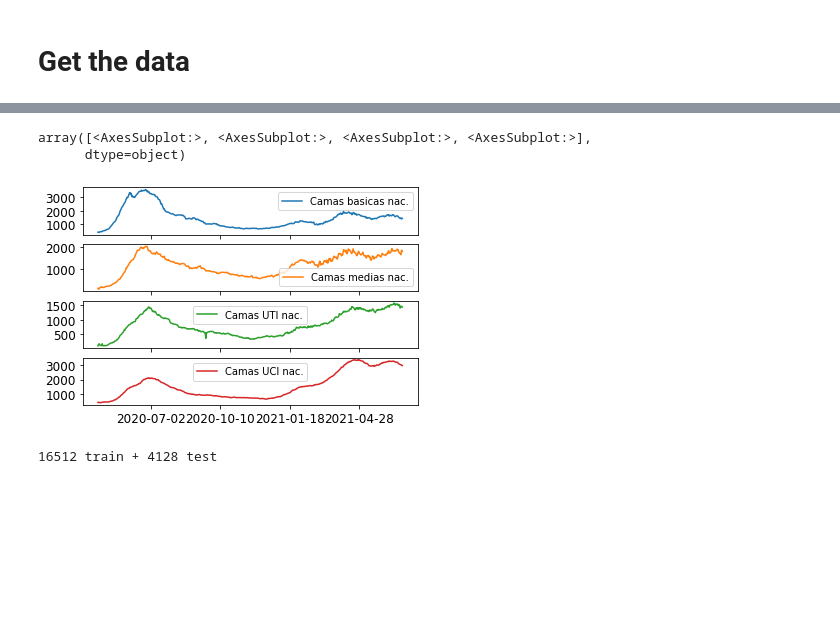
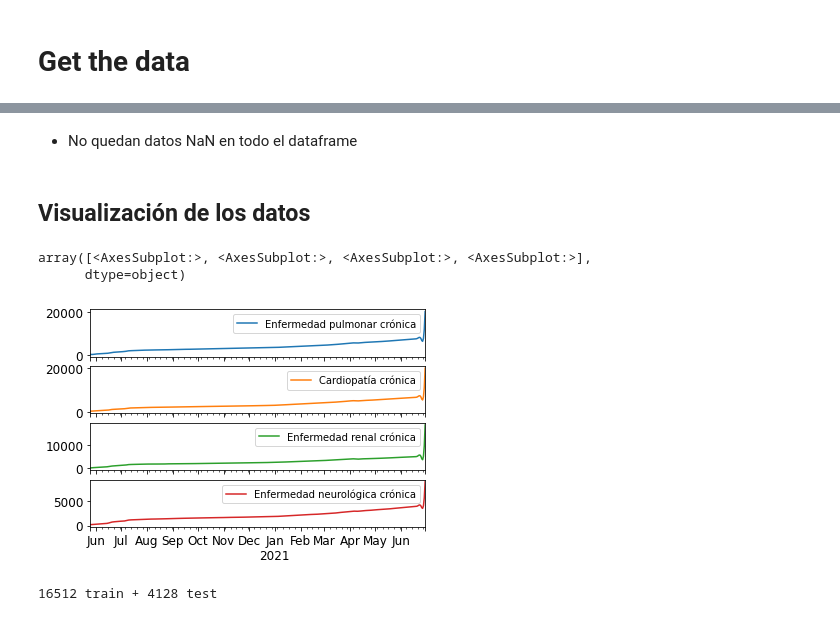
Before and after one commit to ncarf/prediction-uci, a Jupyter notebook: Prediction_UCI.ipynb, the cells around one changed output, grey strips where cells are left out. Saved outputs shown, nothing was run; the diff lists cells and outputs as text; code cells hidden in the pictures; blank space fills up the shorter version.

```diff
--- a/Prediction_UCI.ipynb
+++ b/Prediction_UCI.ipynb
@@ -139,7 +142,9 @@ uci_region.set_index(uci_region["Fecha"], inplace=True)
 uci_region.drop(axis=1, labels="Fecha", inplace=True)
 uci_region.index.name = None
 
-casos_activos = casos_activos.rename(columns = {'Casos activos':'Casos activos region'})
+#casos_activos = casos_activos.rename(columns = {'Casos activos':'Casos activos region'})
+casos_activos = casos_activos.loc[:,["Region", "Fecha", "Casos activos"]]
+casos_activos.columns = ["Region", "Fecha", "Casos activos region"]
 casos_activos = casos_activos[casos_activos["Region"].str.match("Metropolitana")]
 casos_activos = casos_activos.groupby("Fecha")["Fecha", "Casos activos region"].sum().reset_index()
 casos_activos.set_index(casos_activos["Fecha"], inplace=True)
@@ -167,6 +172,11 @@ data = pd.merge(data, vent_disp,how='outer', left_index=True, right_index=True)
 data = pd.merge(data, uci_covid_nacional,how='outer', left_index=True, right_index=True)
 data = pd.merge(data, uci_region,how='outer', left_index=True, right_index=True)
 data = pd.merge(data, casos_activos,how='outer', left_index=True, right_index=True)
+
+data = data.loc['2020-04-14':]
+data.index = pd.to_datetime(data.index)
+for col in data:
+    data[col] = pd.to_numeric(data[col], errors='coerce')
 # %%
 #uci_region
 # VER UMBRAL y proporción de NaNs
@@ -201,24 +335,30 @@ etc...
+# %%
+data = data.loc['2020-05-25':]
+# %% [markdown]
+- No quedan datos NaN en todo el dataframe
+# %% [markdown]
+## Visualización de los datos
 # %%
 %matplotlib inline
 import matplotlib.pyplot as plt
 
-data.iloc[:,[0,1,2,3]].plot(subplots=True)
+data.iloc[:,[9,10,11,12]].plot(subplots=True)
 
 
 #TODO: GRAFICAR SERIES DE TIEMPO
 
 #%matplotlib inline
 #import matplotlib.pyplot as plt
 
 #data.plot()
 #data.hist(bins=50, figsize=(15,10))
 
 #save_fig("attribute_histogram_plots")
 #plt.show()
 # %% [output]
 array([<AxesSubplot:>, <AxesSubplot:>, <AxesSubplot:>, <AxesSubplot:>],
       dtype=object)
-[figure, old version]
+[figure, new version]
 # %%
 # to make this notebook's output identical at every run
 np.random.seed(42)
```
Also changed, not shown: parts of 10 cells of this notebook.
